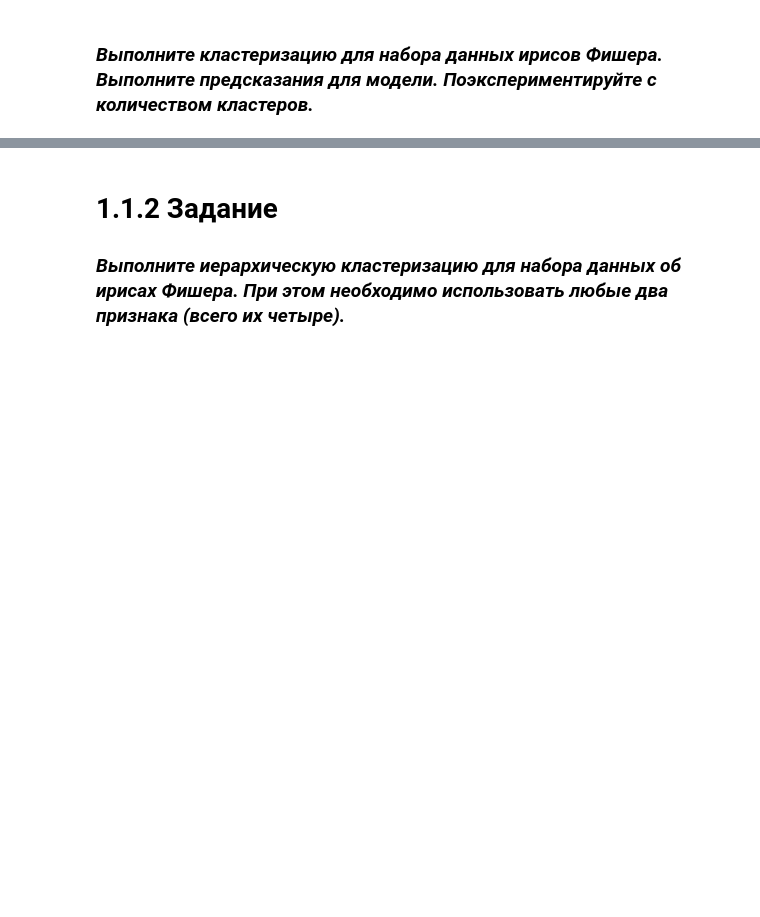
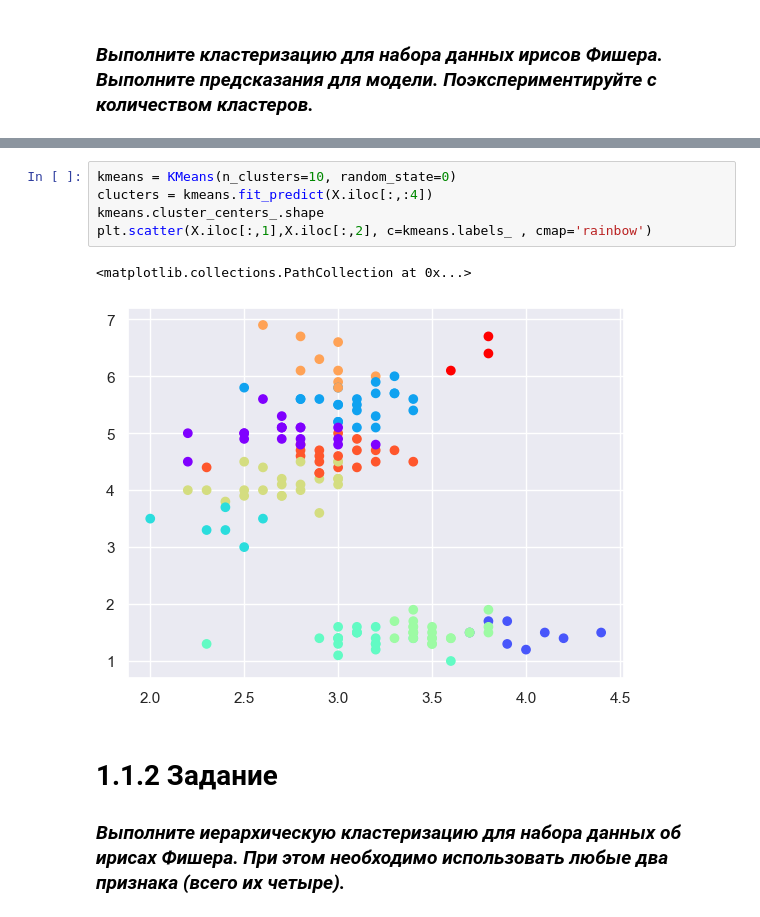
Before and after one commit to mr1necs/MIREA_AI, a Jupyter notebook: Grigorev_M_Workbook8.ipynb, the cells around one changed output, grey strips where cells are left out. Drawn from its saved outputs; the diff is of its cells as text; blank space fills up the shorter version.

```diff
--- a/Grigorev_M_Workbook8.ipynb
+++ b/Grigorev_M_Workbook8.ipynb
@@ -61,3 +59,11 @@ matplotlib.pyplot.show()
+# %%
+kmeans = KMeans(n_clusters=10, random_state=0)
+clucters = kmeans.fit_predict(X.iloc[:,:4])
+kmeans.cluster_centers_.shape
+plt.scatter(X.iloc[:,1],X.iloc[:,2], c=kmeans.labels_ , cmap='rainbow')
+# %% [output]
+<matplotlib.collections.PathCollection at 0x...>
+[figure, added]
 # %% [markdown]
 # 1.1.2 Задание
 ### ***Выполните иерархическую кластеризацию для набора данных об ирисах Фишера. При этом необходимо использовать любые два признака (всего их четыре).***
```
Also changed, not shown: parts of 3 cells of this notebook.
